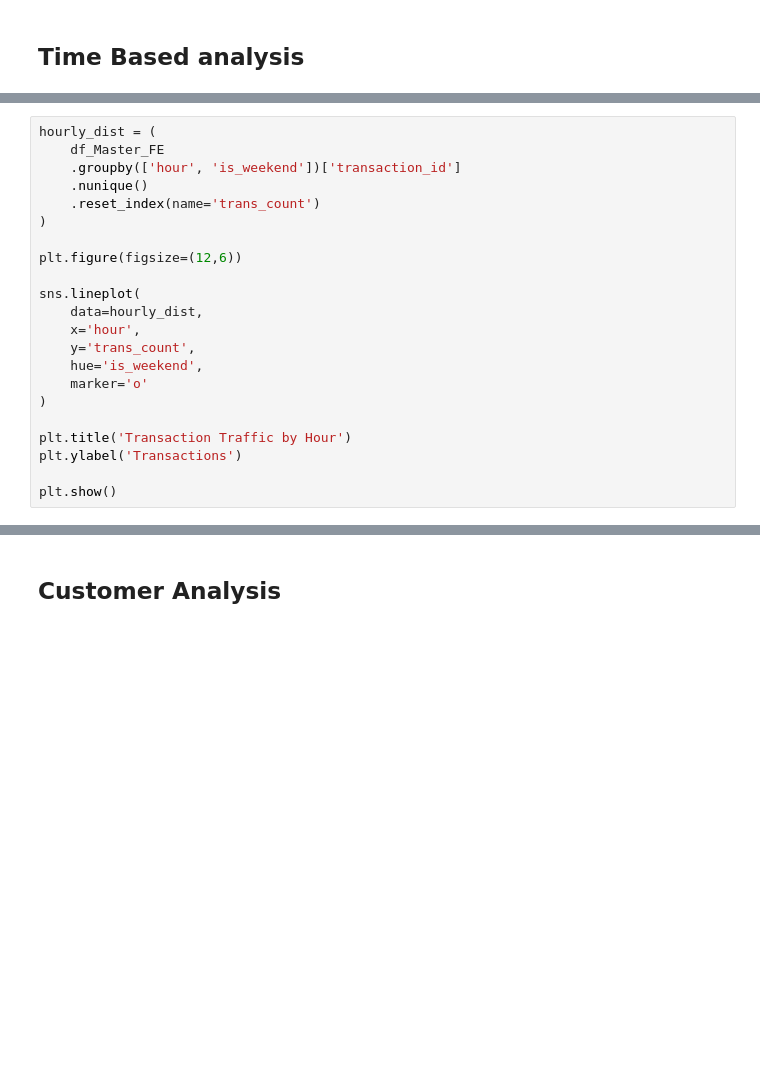
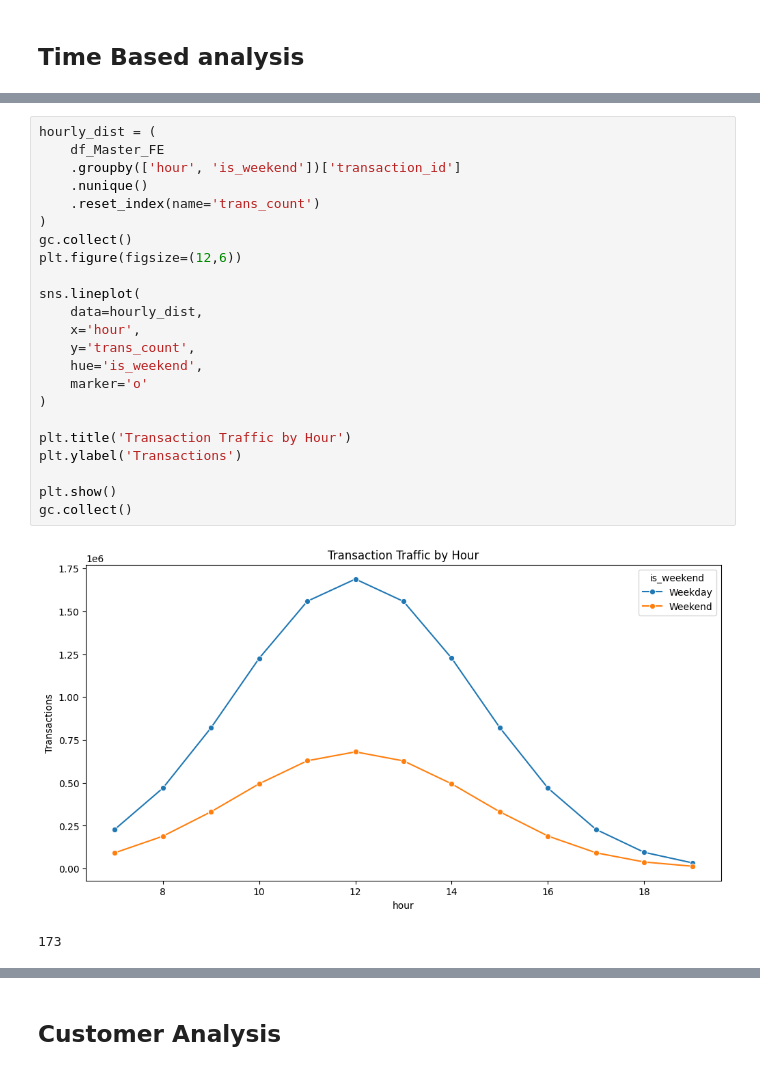
Before and after one commit to hhtpjeremia-prog/Capstone-Tempa, a Jupyter notebook: 06-EDA.ipynb, the cells around one changed output, grey strips where cells are left out. Cells and saved outputs as stored; diff of their text form; blank space fills up the shorter version.

```diff
--- a/06-EDA.ipynb
+++ b/06-EDA.ipynb
@@ -47,25 +60,29 @@ plt.show()
 # %%
 hourly_dist = (
     df_Master_FE
     .groupby(['hour', 'is_weekend'])['transaction_id']
     .nunique()
     .reset_index(name='trans_count')
 )
-
+gc.collect()
 plt.figure(figsize=(12,6))
 
 sns.lineplot(
     data=hourly_dist,
     x='hour',
     y='trans_count',
     hue='is_weekend',
     marker='o'
 )
 
 plt.title('Transaction Traffic by Hour')
 plt.ylabel('Transactions')
 
 plt.show()
+gc.collect()
+# %% [output]
+[figure, added]
+173
 # %%
 hourly_revenue = (
     df_transaction
```
Also changed, not shown: parts of 26 cells of this notebook, 4 other files.
